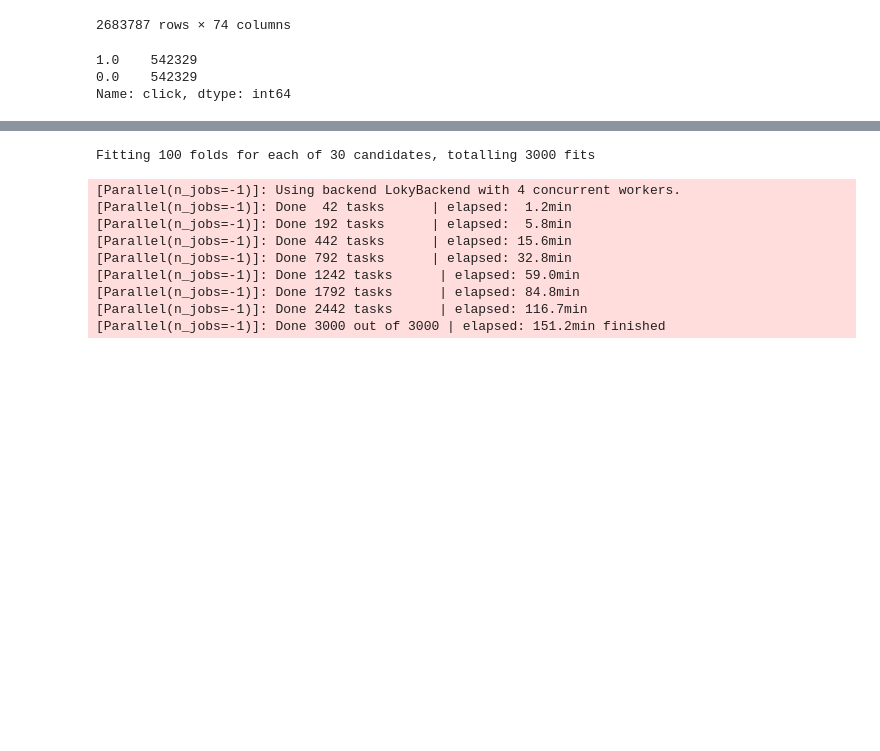
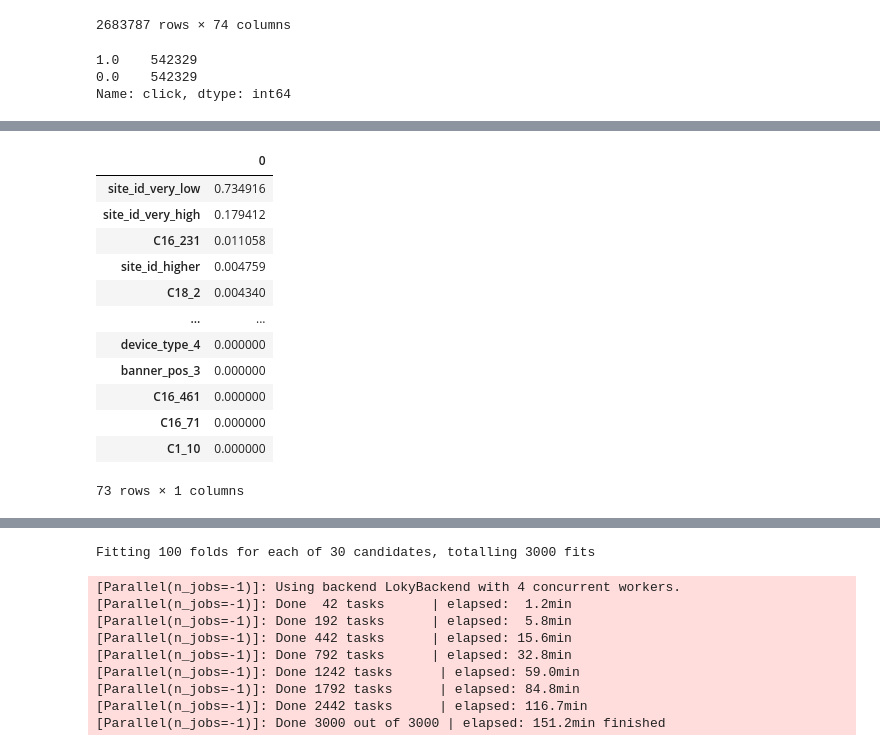
Before and after one commit to rebeccahe1998/MachineLearning_CTR_project, a Jupyter notebook: Hyper_tune_XGBOOST.ipynb, the cells around one changed output, grey strips where cells are left out. Saved outputs shown, nothing was run; the diff lists cells and outputs as text; code cells hidden in the pictures; blank space fills up the shorter version.

```diff
--- a/Hyper_tune_XGBOOST.ipynb
+++ b/Hyper_tune_XGBOOST.ipynb
@@ -66,0 +152,19 @@ pre_X_train, pre_X_test, pre_y_train, pre_y_test = train_test_split(pre_X, pre_y
+# %%
+feature_importances = pd.DataFrame(tree.feature_importances_)
+feature_importances.index = pre_X.columns
+feature_importances = feature_importances.sort_values(0,ascending=False)
+feature_importances
+# %% [output]
+|  | 0 |
+| site_id_very_low | 0.734916 |
+| site_id_very_high | 0.179412 |
+| C16_231 | 0.011058 |
+| site_id_higher | 0.004759 |
+| C18_2 | 0.004340 |
+| ... | ... |
+| device_type_4 | 0.000000 |
+| banner_pos_3 | 0.000000 |
+| C16_461 | 0.000000 |
+| C16_71 | 0.000000 |
+| C1_10 | 0.000000 |
+73 rows × 1 columns
```
Also changed, not shown: parts of 20 cells of this notebook.
